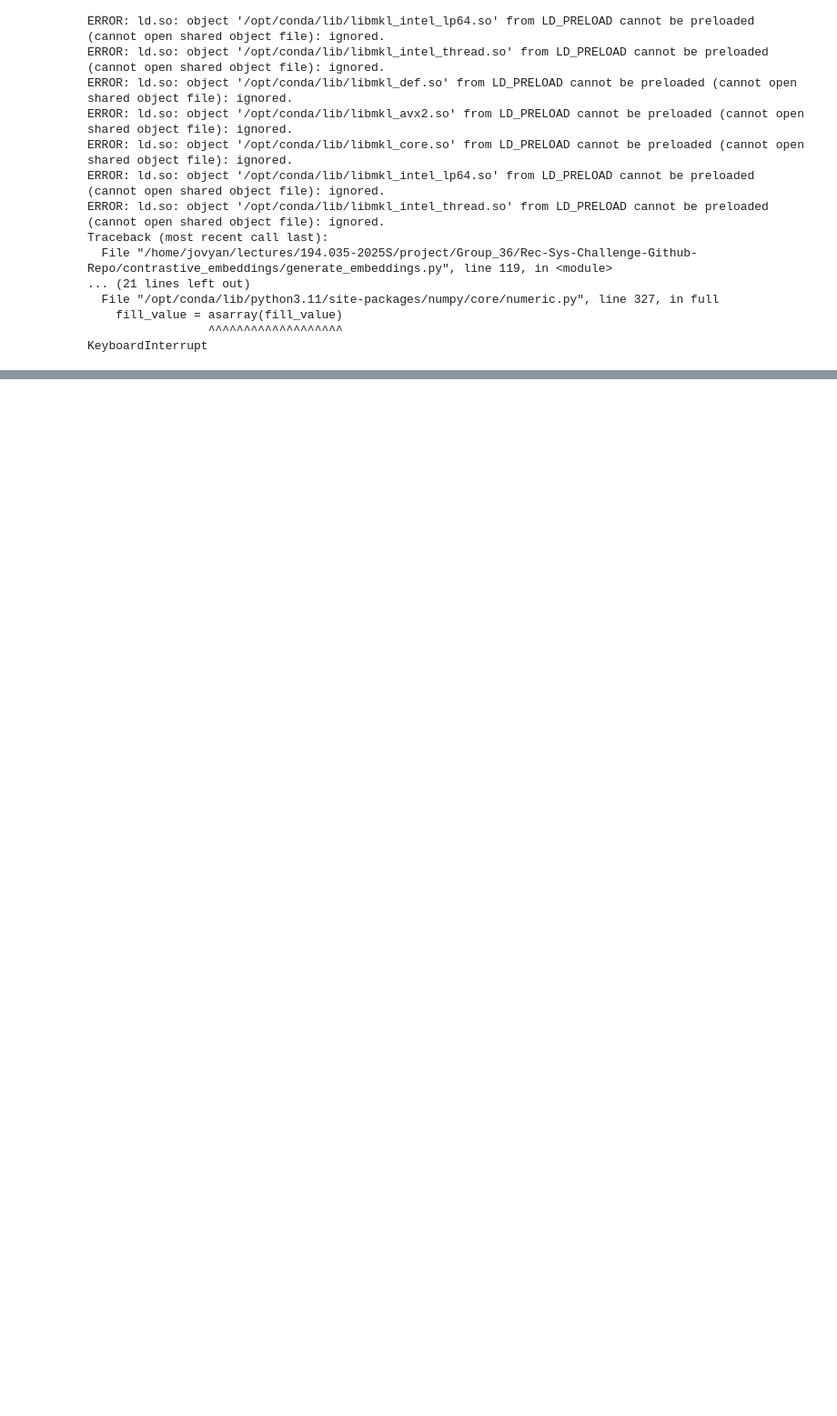
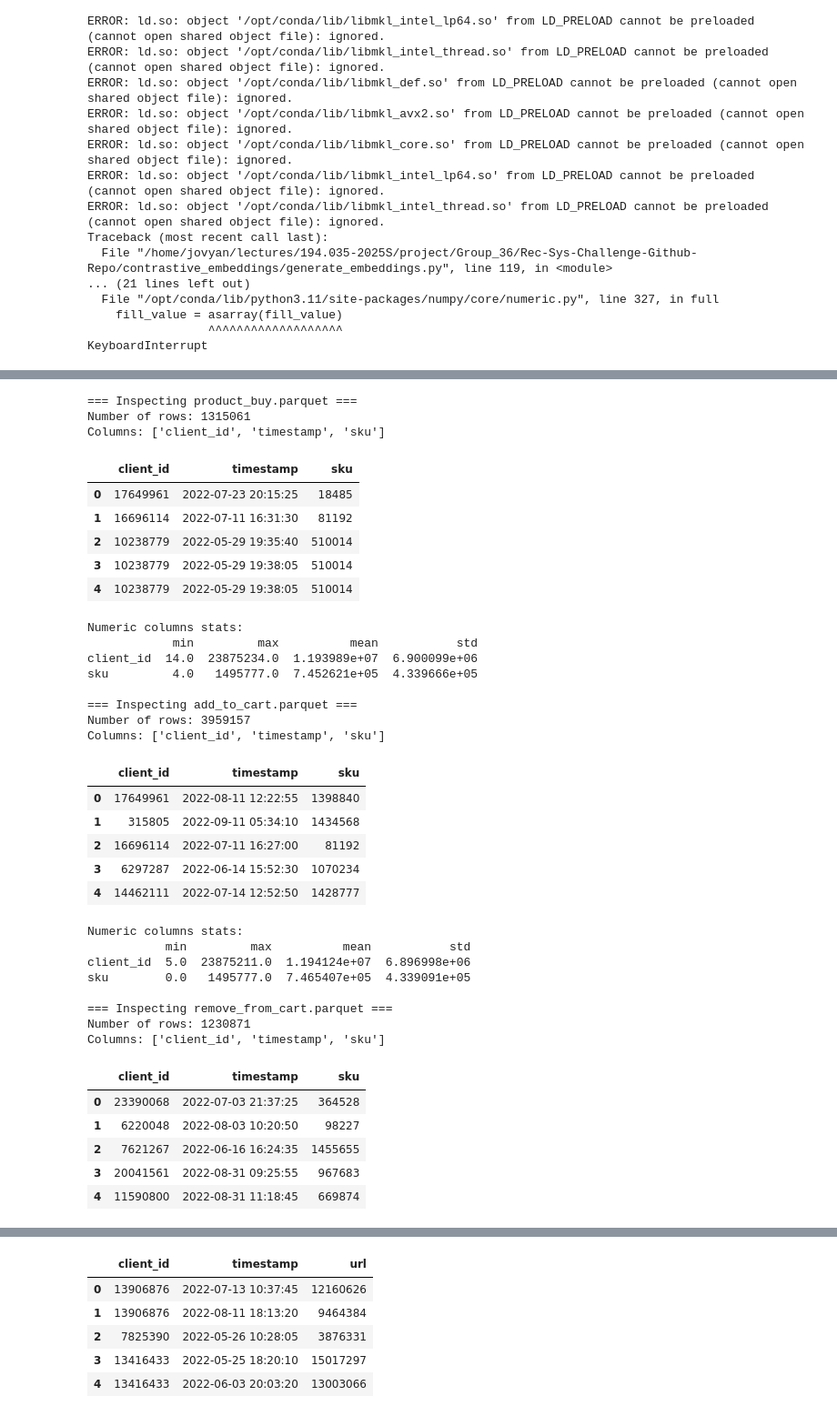
Before and after one commit to kitzbergerg/RecSys-Challenge-2025, a Jupyter notebook: Ibrar.ipynb, the cells around one changed output, grey strips where cells are left out. Shown at 91% size. Drawn from its saved outputs; the diff is of its cells as text; code cells hidden in the pictures; blank space fills up the shorter version.

```diff
--- a/Ibrar.ipynb
+++ b/Ibrar.ipynb
@@ -172,0 +175,74 @@ KeyboardInterrupt
+# %%
+import os
+import pandas as pd
+
+# Set your data directory path here
+data_dir = "/home/jovyan/shared/194.035-2025S/data/group_project/data/input"
+
+# List of event parquet filenames — adjust if needed
+event_files = [
+    "product_buy.parquet",
+    "add_to_cart.parquet",
+    "remove_from_cart.parquet",
+    "page_visit.parquet",
+    "search_query.parquet"
+]
+
+for file_name in event_files:
+    file_path = os.path.join(data_dir, file_name)
+    if not os.path.isfile(file_path):
+        print(f"File not found: {file_path}")
+        continue
+
+    print(f"\n=== Inspecting {file_name} ===")
+
+    df = pd.read_parquet(file_path)
+    print(f"Number of rows: {len(df)}")
+    print("Columns:", df.columns.tolist())
+
+    # Show basic info & sample values for key columns
+    display(df.head(5))
+
+    # For numeric columns, show min/max/mean stats (optional)
+    numeric_cols = df.select_dtypes(include=["number"]).columns.tolist()
+    if numeric_cols:
+        print("Numeric columns stats:")
+        print(df[numeric_cols].describe().transpose()[["min", "max", "mean", "std"]])
+# %% [output]
+=== Inspecting product_buy.parquet ===
+Number of rows: 1315061
+Columns: ['client_id', 'timestamp', 'sku']
+|  | client_id | timestamp | sku |
+| 0 | 17649961 | 2022-07-23 20:15:25 | 18485 |
+| 1 | 16696114 | 2022-07-11 16:31:30 | 81192 |
+| 2 | 10238779 | 2022-05-29 19:35:40 | 510014 |
+| 3 | 10238779 | 2022-05-29 19:38:05 | 510014 |
+| 4 | 10238779 | 2022-05-29 19:38:05 | 510014 |
+Numeric columns stats:
+            min         max          mean           std
+client_id  14.0  23875234.0  1.193989e+07  6.900099e+06
+sku         4.0   1495777.0  7.452621e+05  4.339666e+05
+
+=== Inspecting add_to_cart.parquet ===
+Number of rows: 3959157
+Columns: ['client_id', 'timestamp', 'sku']
+|  | client_id | timestamp | sku |
+| 0 | 17649961 | 2022-08-11 12:22:55 | 1398840 |
+| 1 | 315805 | 2022-09-11 05:34:10 | 1434568 |
+| 2 | 16696114 | 2022-07-11 16:27:00 | 81192 |
+| 3 | 6297287 | 2022-06-14 15:52:30 | 1070234 |
+| 4 | 14462111 | 2022-07-14 12:52:50 | 1428777 |
+Numeric columns stats:
+           min         max          mean           std
+client_id  5.0  23875211.0  1.194124e+07  6.896998e+06
+sku        0.0   1495777.0  7.465407e+05  4.339091e+05
+
+=== Inspecting remove_from_cart.parquet ===
+Number of rows: 1230871
+Columns: ['client_id', 'timestamp', 'sku']
+|  | client_id | timestamp | sku |
+| 0 | 23390068 | 2022-07-03 21:37:25 | 364528 |
+| 1 | 6220048 | 2022-08-03 10:20:50 | 98227 |
+| 2 | 7621267 | 2022-06-16 16:24:35 | 1455655 |
+| 3 | 20041561 | 2022-08-31 09:25:55 | 967683 |
+| 4 | 11590800 | 2022-08-31 11:18:45 | 669874 |
@@ -172,0 +257,6 @@ KeyboardInterrupt
+|  | client_id | timestamp | url |
+| 0 | 13906876 | 2022-07-13 10:37:45 | 12160626 |
+| 1 | 13906876 | 2022-08-11 18:13:20 | 9464384 |
+| 2 | 7825390 | 2022-05-26 10:28:05 | 3876331 |
+| 3 | 13416433 | 2022-05-25 18:20:10 | 15017297 |
+| 4 | 13416433 | 2022-06-03 20:03:20 | 13003066 |
```
Also changed, not shown: parts of 3 cells of this notebook, 1 other file.
